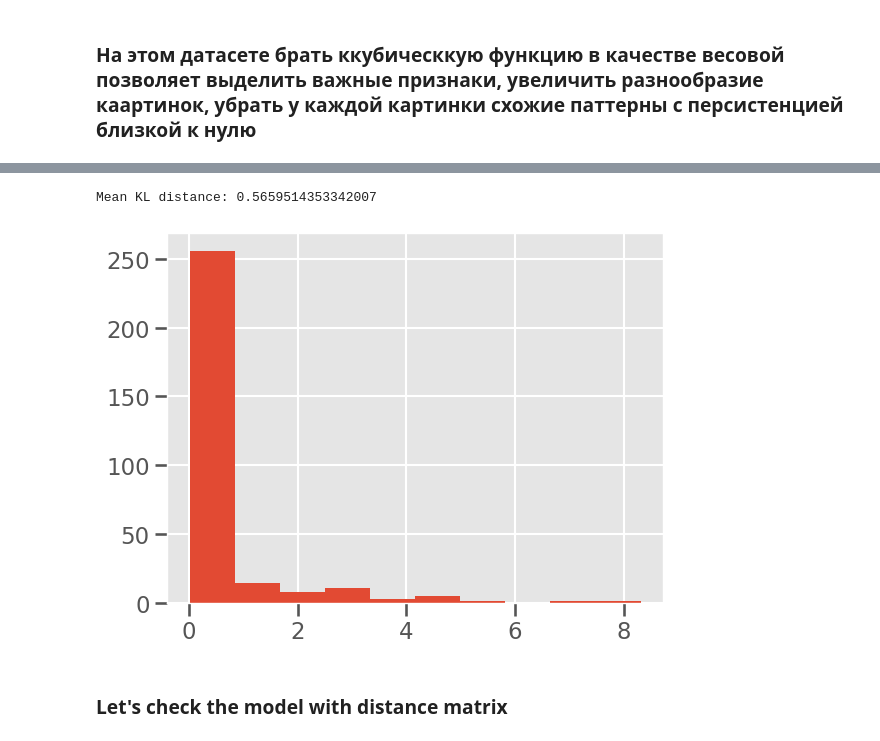
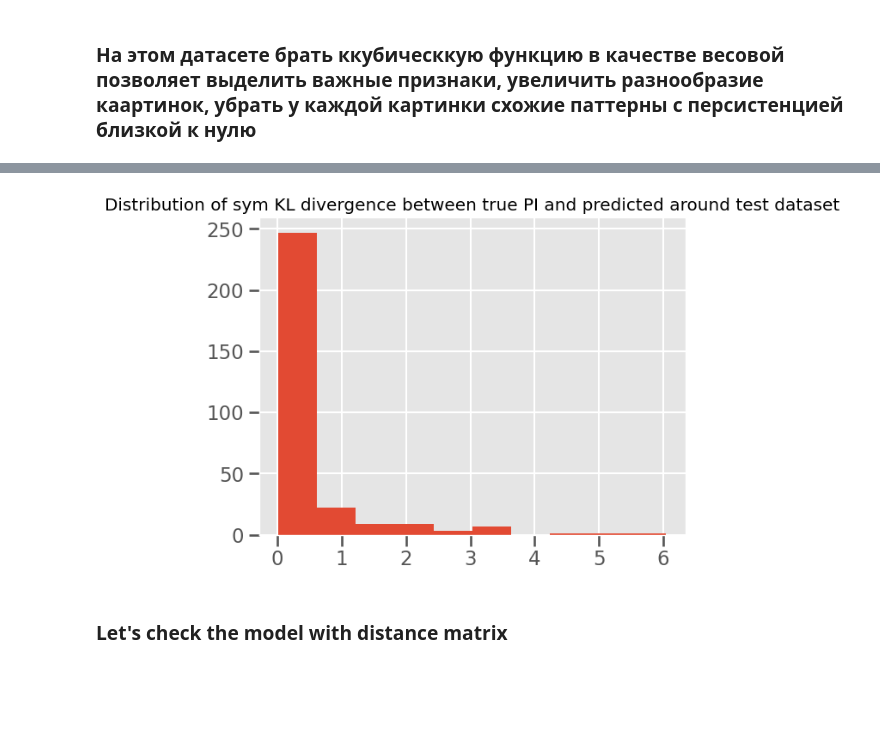
Before and after one commit to Verdangeta/TDA_experiments, a Jupyter notebook: Cross_RipsNet_3d.ipynb, the cells around one changed output, grey strips where cells are left out. Saved outputs shown, nothing was run; the diff lists cells and outputs as text; code cells hidden in the pictures; blank space fills up the shorter version.

```diff
--- a/Cross_RipsNet_3d.ipynb
+++ b/Cross_RipsNet_3d.ipynb
@@ -373,10 +349,10 @@ for i in range(3):
-# %%
-distances = measure_dist(clean_PI_test, clean_PI_prediction, method="KL")
-plt.hist(distances)
-plt.show()
-# %% [output]
-Mean KL distance: 0.5659514353342007
-[figure, removed]
+# %%
+distances = measure_dist(clean_PI_test, clean_PI_prediction, method = "KL_sym")
+plt.hist(distances)
+plt.title("Distribution of sym KL divergence between true PI and predicted around test dataset")
+plt.show()
+# %% [output]
+[figure, added]
 # %% [markdown]
 ### Let's check the model with distance matrix
 # %%
```
Also changed, not shown: parts of 20 cells of this notebook, 10 other files.
